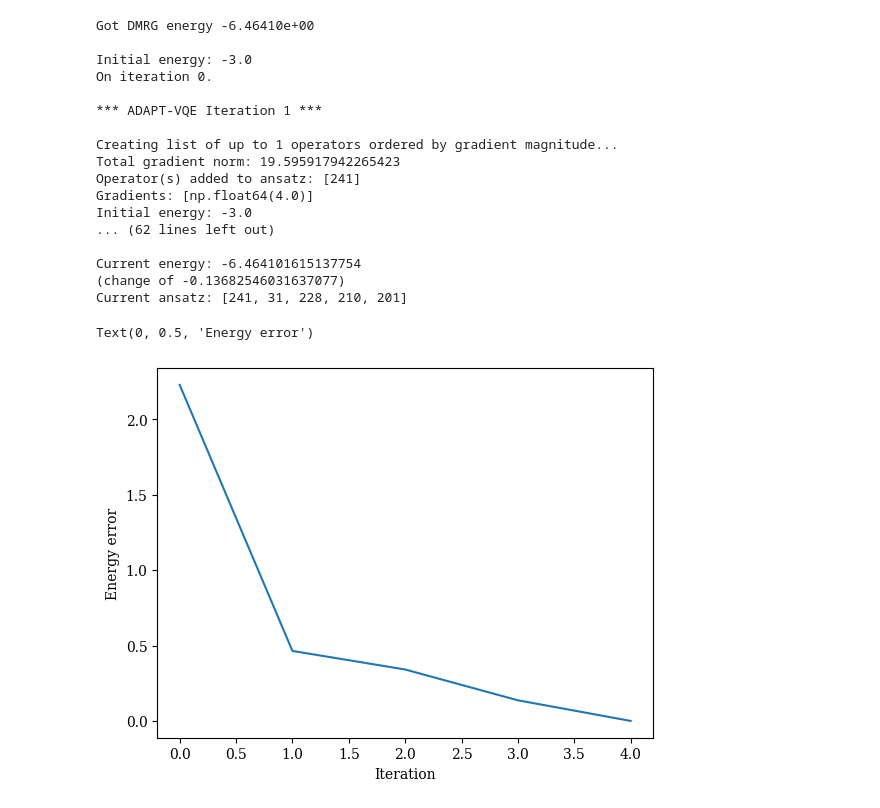
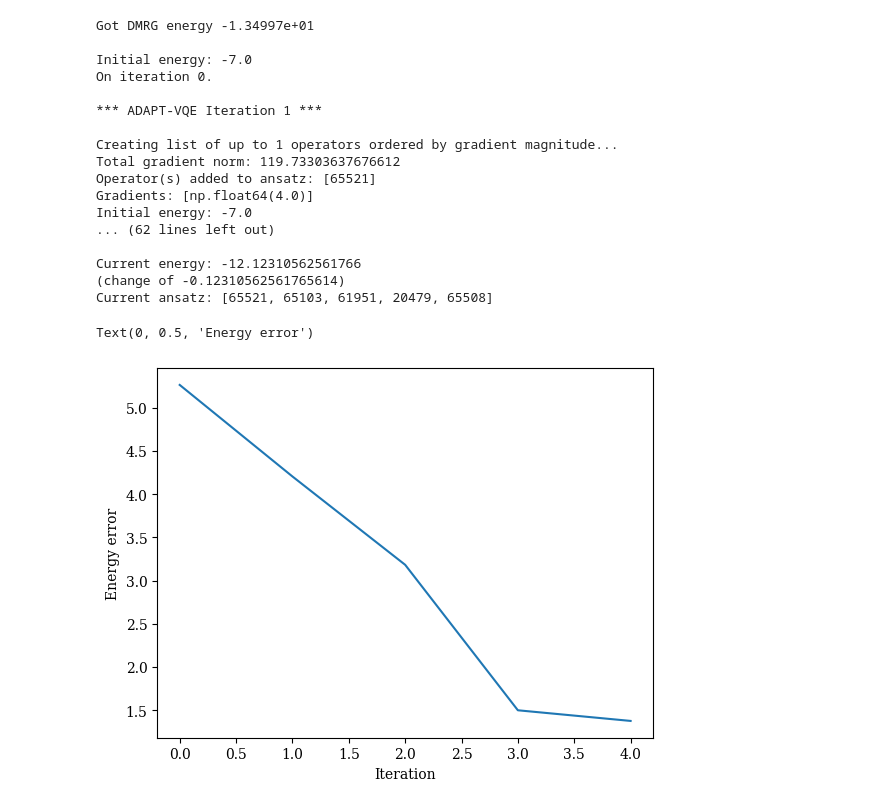
Before and after one commit to bdalfavero/adapt_isqd, a Jupyter notebook: xxz_circuits.ipynb, the cells around one changed output. Drawn from its saved outputs; the diff is of its cells as text; code cells hidden in the pictures.

```diff
--- a/xxz_circuits.ipynb
+++ b/xxz_circuits.ipynb
@@ -51,7 +51,7 @@ def neel_circuit(nq, start_zero=True):
 max_mpo_bond = 300
 dmrg_mps_bond = 30
 adapt_mps_bond = 30
-l = 4
+l = 8
 
 j_xy = 1
 j_z = 1
@@ -93,31 +93,32 @@ for i in range(5):
     circuits.append(circuit)
     adapt_energies.append(tn_adapt.energy)
 # %% [output]
-Got DMRG energy -6.46410e+00
+Got DMRG energy -1.34997e+01
 
-Initial energy: -3.0
+Initial energy: -7.0
 On iteration 0.
 
 *** ADAPT-VQE Iteration 1 ***
 
 Creating list of up to 1 operators ordered by gradient magnitude...
-Total gradient norm: 19.595917942265423
-Operator(s) added to ansatz: [241]
+Total gradient norm: 119.73303637676612
+Operator(s) added to ansatz: [65521]
 Gradients: [np.float64(4.0)]
-Initial energy: -3.0
+Initial energy: -7.0
 ... (62 lines left out)
 
-Current energy: -6.464101615137754
-(change of -0.13682546031637077)
-Current ansatz: [241, 31, 228, 210, 201]
+Current energy: -12.12310562561766
+(change of -0.12310562561765614)
+Current ansatz: [65521, 65103, 61951, 20479, 65508]
 # %%
+adapt_errors = abs(np.array(adapt_energies) - exact_energy)
 fig, ax = plt.subplots()
-ax.plot(abs(np.array(adapt_energies) - exact_energy))
+ax.plot(adapt_errors)
 ax.set_xlabel("Iteration")
 ax.set_ylabel("Energy error")
 # %% [output]
 Text(0, 0.5, 'Energy error')
-[figure, old version]
+[figure, new version]
 # %%
 ref_circuit = neel_circuit(nq, start_zero=True)
 ref_vector = qiskit.quantum_info.Statevector(ref_circuit).data
```
Also changed, not shown: parts of 3 cells of this notebook.
